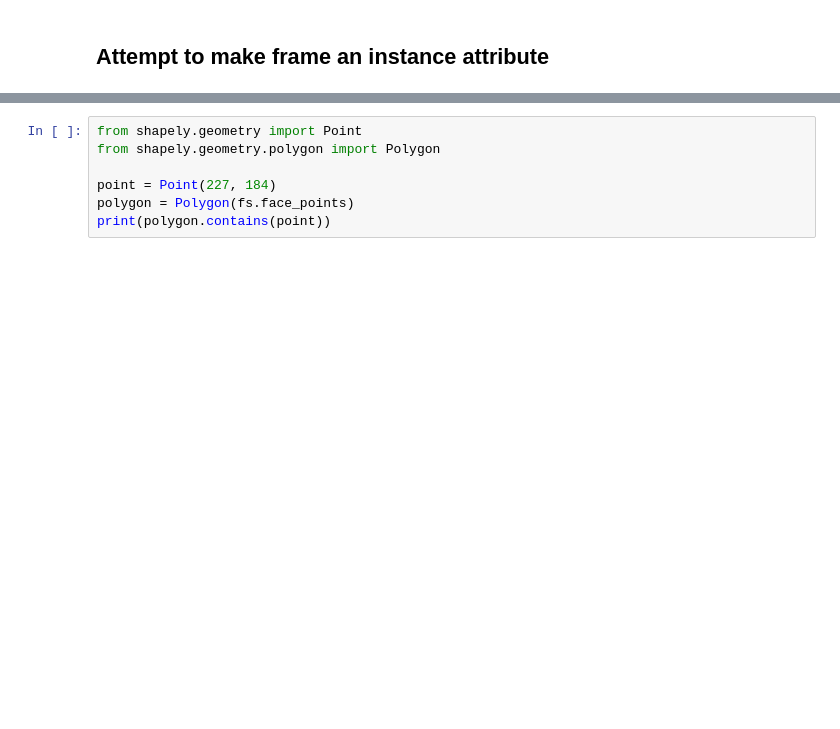
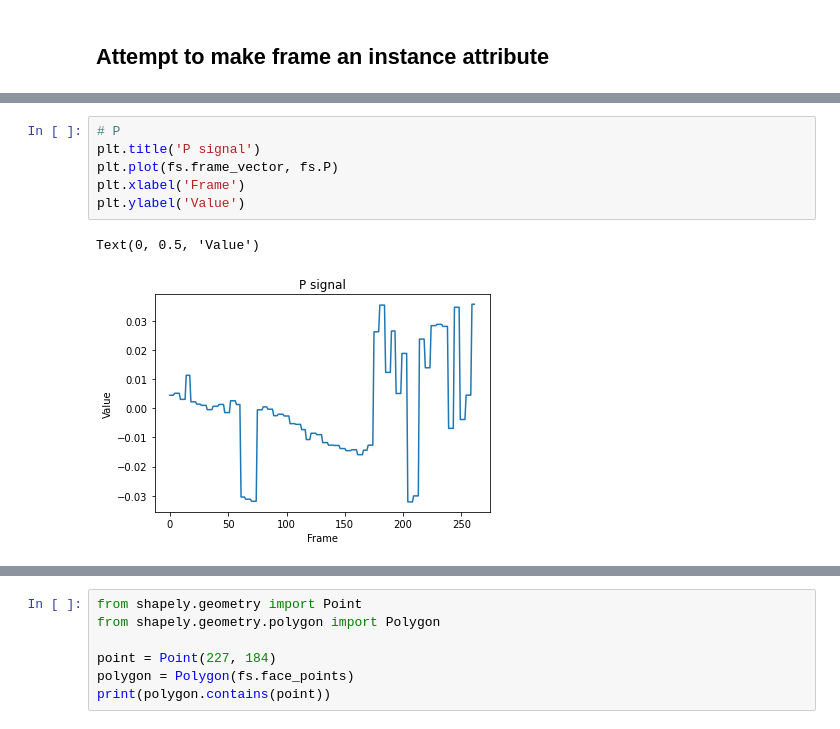
Before and after one commit to BrandonThaiTran/zoom_physio, a Jupyter notebook: nbs/utils.ipynb, the cells around one changed output, grey strips where cells are left out. Saved outputs shown, nothing was run; the diff lists cells and outputs as text; blank space fills up the shorter version.

```diff
--- a/nbs/utils.ipynb
+++ b/nbs/utils.ipynb
@@ -503,3 +861,12 @@ fs.plot_rgb()
+# %%
+# P
+plt.title('P signal')
+plt.plot(fs.frame_vector, fs.P)
+plt.xlabel('Frame')
+plt.ylabel('Value')
+# %% [output]
+Text(0, 0.5, 'Value')
+[figure, added]
 # %%
 # Graph rPPG signals
 fs.plot_rppg()
```
Also changed, not shown: parts of 19 cells of this notebook.
